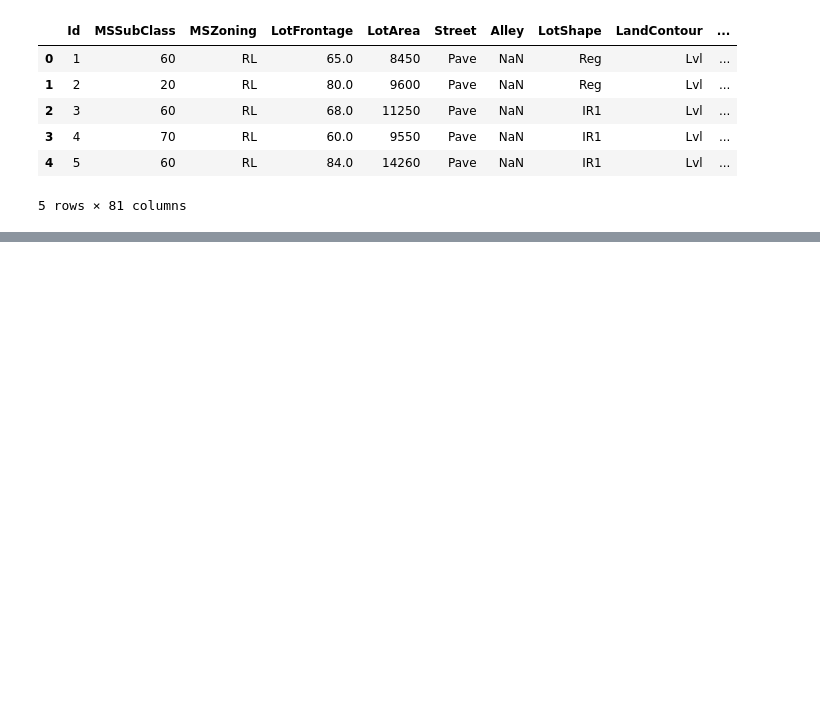
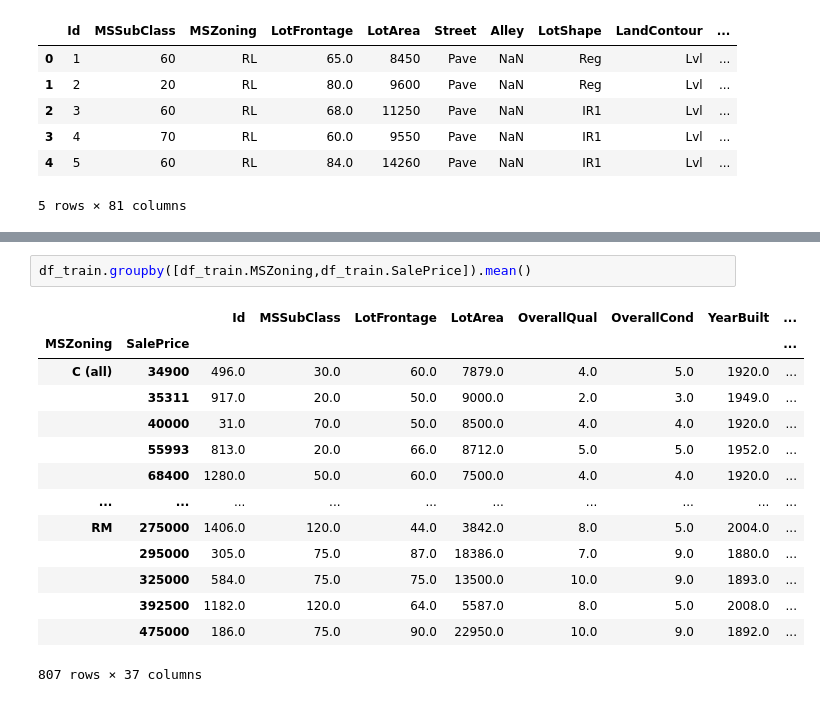
Before and after one commit to shauray8/price-predictions, a Jupyter notebook: Untitled.ipynb, the cells around one changed output, grey strips where cells are left out. Saved outputs shown, nothing was run; the diff lists cells and outputs as text; blank space fills up the shorter version.

```diff
--- a/Untitled.ipynb
+++ b/Untitled.ipynb
@@ -18,0 +42,17 @@ df_train.head()
+# %%
+df_train.groupby([df_train.MSZoning,df_train.SalePrice]).mean()
+# %% [output]
+|  |  | Id | MSSubClass | LotFrontage | LotArea | OverallQual | OverallCond | YearBuilt | ... |
+| MSZoning | SalePrice |  |  |  |  |  |  |  | ... |
+| C (all) | 34900 | 496.0 | 30.0 | 60.0 | 7879.0 | 4.0 | 5.0 | 1920.0 | ... |
+|  | 35311 | 917.0 | 20.0 | 50.0 | 9000.0 | 2.0 | 3.0 | 1949.0 | ... |
+|  | 40000 | 31.0 | 70.0 | 50.0 | 8500.0 | 4.0 | 4.0 | 1920.0 | ... |
+|  | 55993 | 813.0 | 20.0 | 66.0 | 8712.0 | 5.0 | 5.0 | 1952.0 | ... |
+|  | 68400 | 1280.0 | 50.0 | 60.0 | 7500.0 | 4.0 | 4.0 | 1920.0 | ... |
+| ... | ... | ... | ... | ... | ... | ... | ... | ... | ... |
+| RM | 275000 | 1406.0 | 120.0 | 44.0 | 3842.0 | 8.0 | 5.0 | 2004.0 | ... |
+|  | 295000 | 305.0 | 75.0 | 87.0 | 18386.0 | 7.0 | 9.0 | 1880.0 | ... |
+|  | 325000 | 584.0 | 75.0 | 75.0 | 13500.0 | 10.0 | 9.0 | 1893.0 | ... |
+|  | 392500 | 1182.0 | 120.0 | 64.0 | 5587.0 | 8.0 | 5.0 | 2008.0 | ... |
+|  | 475000 | 186.0 | 75.0 | 90.0 | 22950.0 | 10.0 | 9.0 | 1892.0 | ... |
+807 rows × 37 columns
```
Also changed, not shown: parts of 17 cells of this notebook.
